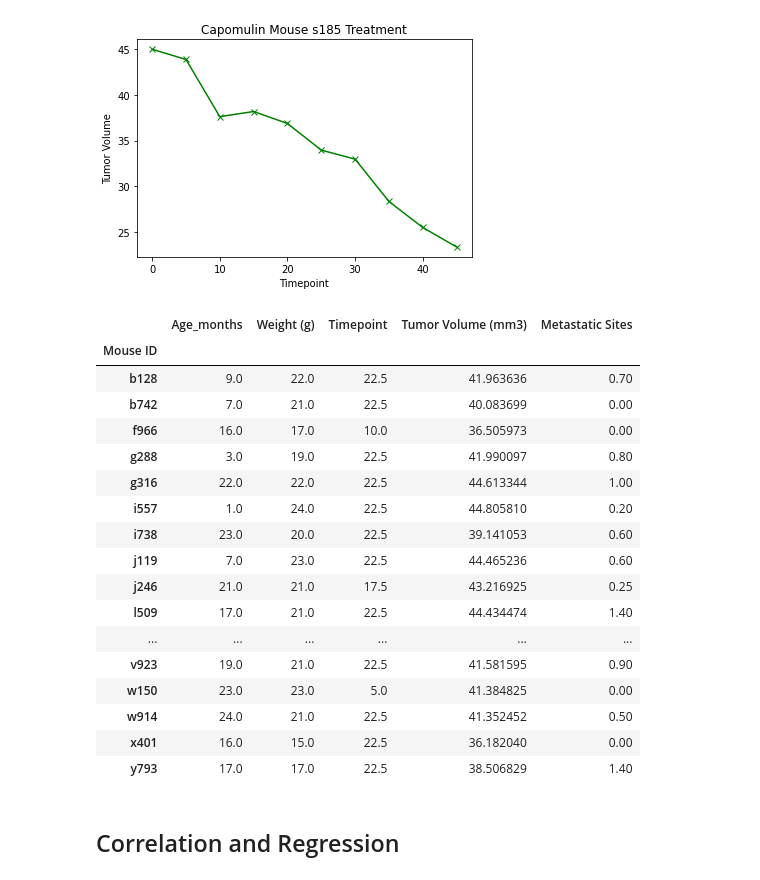
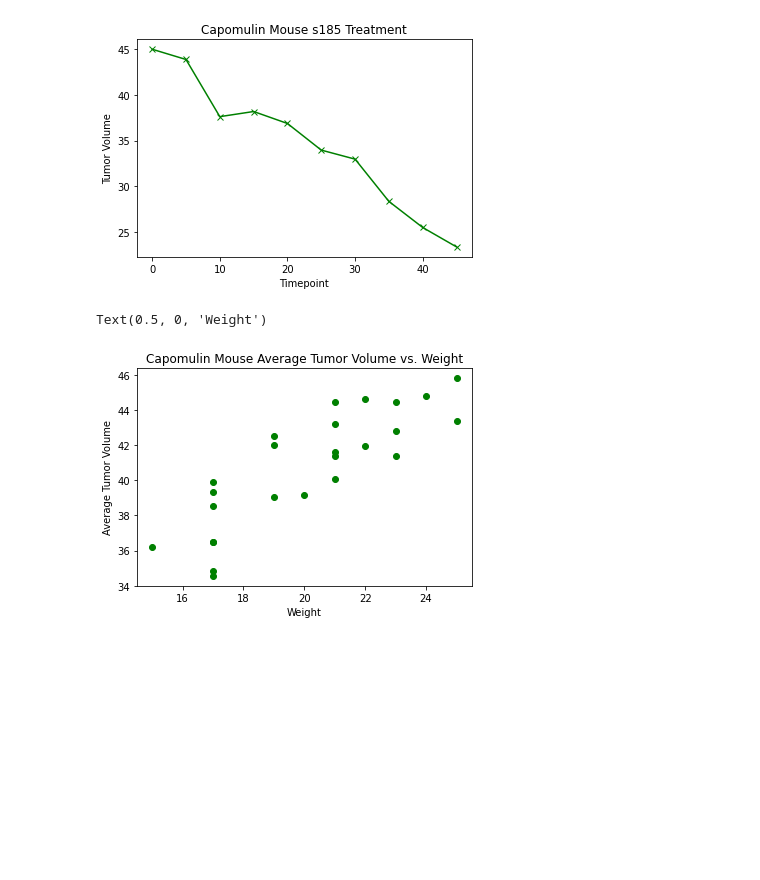
Before and after one commit to miketyburczy/Pymaceuticals, a Jupyter notebook: Pymaceuticals/pymaceuticals_HW.ipynb, the cells around one changed output. Drawn from its saved outputs; the diff is of its cells as text; code cells hidden in the pictures; blank space fills up the shorter version.

```diff
--- a/Pymaceuticals/pymaceuticals_HW.ipynb
+++ b/Pymaceuticals/pymaceuticals_HW.ipynb
@@ -134,26 +110,11 @@ Text(0.5, 0, 'Timepoint')
 # %%
 # Generate a scatter plot of average tumor volume vs. mouse weight for the Capomulin regimen
 capomulin_df = combined_data_df.loc[combined_data_df["Drug Regimen"] == "Capomulin",:]
 avg_tumor_vol = capomulin_df.groupby(["Mouse ID"]).mean()
-avg_tumor_vol
+plt.scatter(avg_tumor_vol["Weight (g)"], avg_tumor_vol["Tumor Volume (mm3)"], color="green")
+plt.title("Capomulin Mouse Average Tumor Volume vs. Weight")
+plt.ylabel("Average Tumor Volume")
+plt.xlabel("Weight")
 # %% [output]
-|  | Age_months | Weight (g) | Timepoint | Tumor Volume (mm3) | Metastatic Sites |
-| Mouse ID |  |  |  |  |  |
-| b128 | 9.0 | 22.0 | 22.5 | 41.963636 | 0.70 |
-| b742 | 7.0 | 21.0 | 22.5 | 40.083699 | 0.00 |
-| f966 | 16.0 | 17.0 | 10.0 | 36.505973 | 0.00 |
-| g288 | 3.0 | 19.0 | 22.5 | 41.990097 | 0.80 |
-| g316 | 22.0 | 22.0 | 22.5 | 44.613344 | 1.00 |
-| i557 | 1.0 | 24.0 | 22.5 | 44.805810 | 0.20 |
-| i738 | 23.0 | 20.0 | 22.5 | 39.141053 | 0.60 |
-| j119 | 7.0 | 23.0 | 22.5 | 44.465236 | 0.60 |
-| j246 | 21.0 | 21.0 | 17.5 | 43.216925 | 0.25 |
-| l509 | 17.0 | 21.0 | 22.5 | 44.434474 | 1.40 |
-| ... | ... | ... | ... | ... | ... |
-| v923 | 19.0 | 21.0 | 22.5 | 41.581595 | 0.90 |
-| w150 | 23.0 | 23.0 | 5.0 | 41.384825 | 0.00 |
-| w914 | 24.0 | 21.0 | 22.5 | 41.352452 | 0.50 |
-| x401 | 16.0 | 15.0 | 22.5 | 36.182040 | 0.00 |
-| y793 | 17.0 | 17.0 | 22.5 | 38.506829 | 1.40 |
+Text(0.5, 0, 'Weight')
+[figure, added]
-# %% [markdown]
-## Correlation and Regression
```
Also changed, not shown: parts of 6 cells of this notebook.
